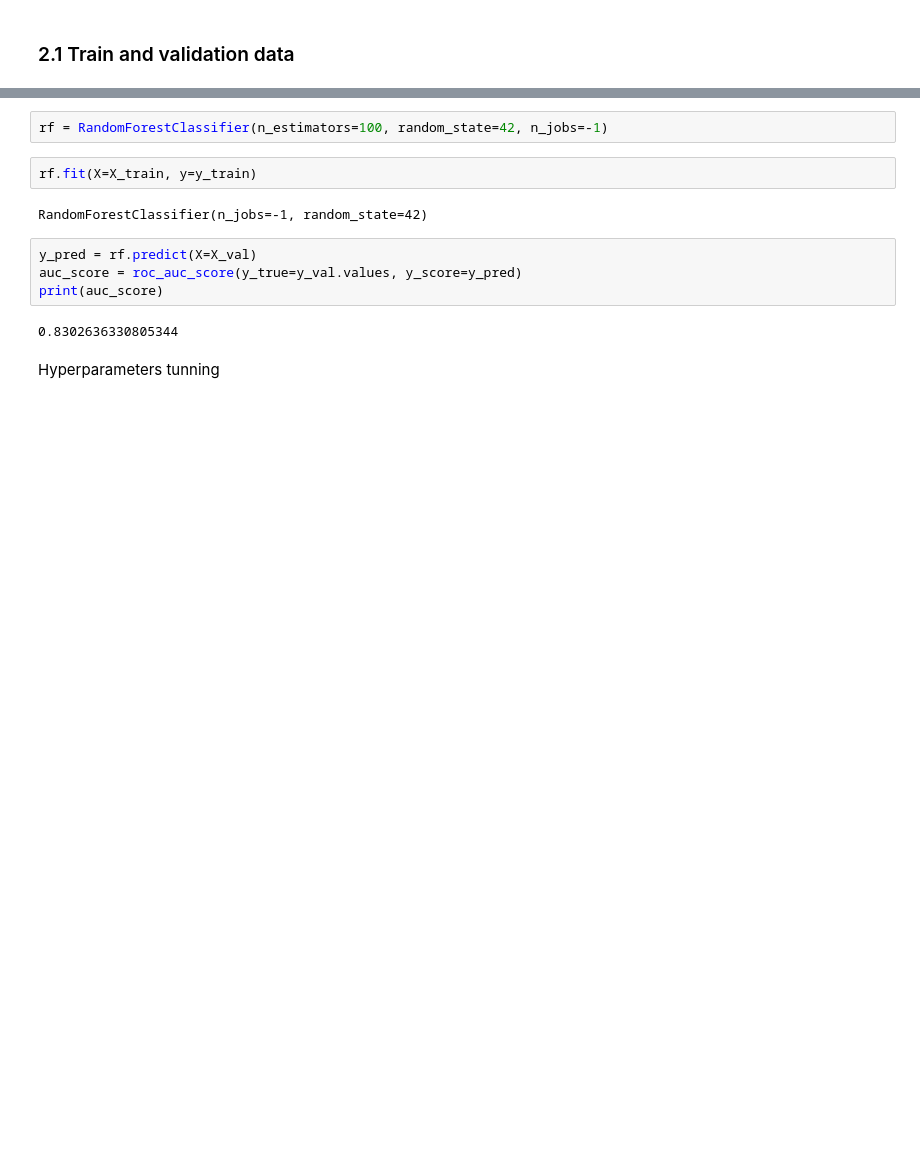
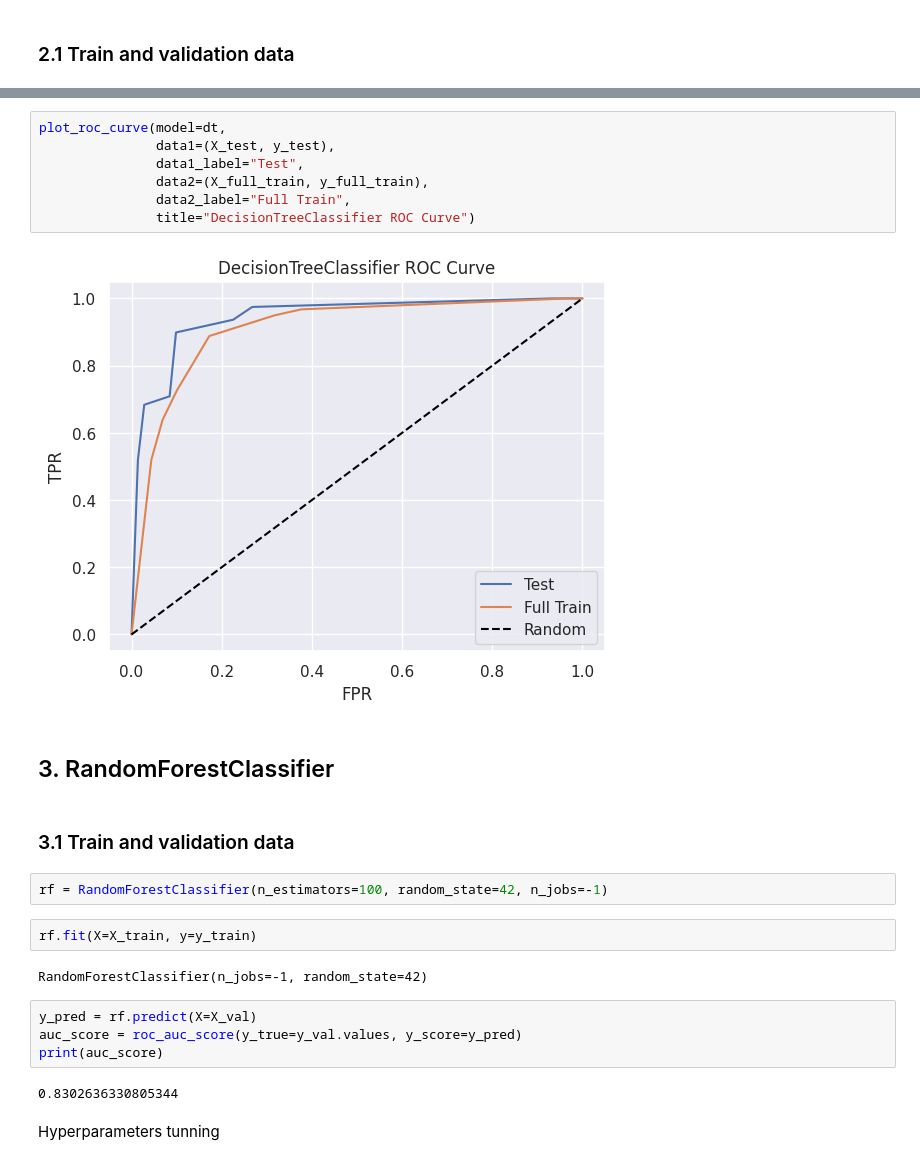
Before and after one commit to jvscursulim/mlzoom2022_midterm_project, a Jupyter notebook: notebook/notebook.ipynb, the cells around one changed output, grey strips where cells are left out. Saved outputs shown, nothing was run; the diff lists cells and outputs as text; blank space fills up the shorter version.

```diff
--- a/notebook/notebook.ipynb
+++ b/notebook/notebook.ipynb
@@ -462,3 +610,16 @@ plot_roc_curve(model=logistic_reg,
+# %%
+plot_roc_curve(model=dt,
+               data1=(X_test, y_test),
+               data1_label="Test",
+               data2=(X_full_train, y_full_train),
+               data2_label="Full Train",
+               title="DecisionTreeClassifier ROC Curve")
+# %% [output]
+[figure, added]
+# %% [markdown]
+## 3. RandomForestClassifier
+# %% [markdown]
+### 3.1 Train and validation data
 # %%
 rf = RandomForestClassifier(n_estimators=100, random_state=42, n_jobs=-1)
 # %%
```
Also changed, not shown: parts of 35 cells of this notebook.
